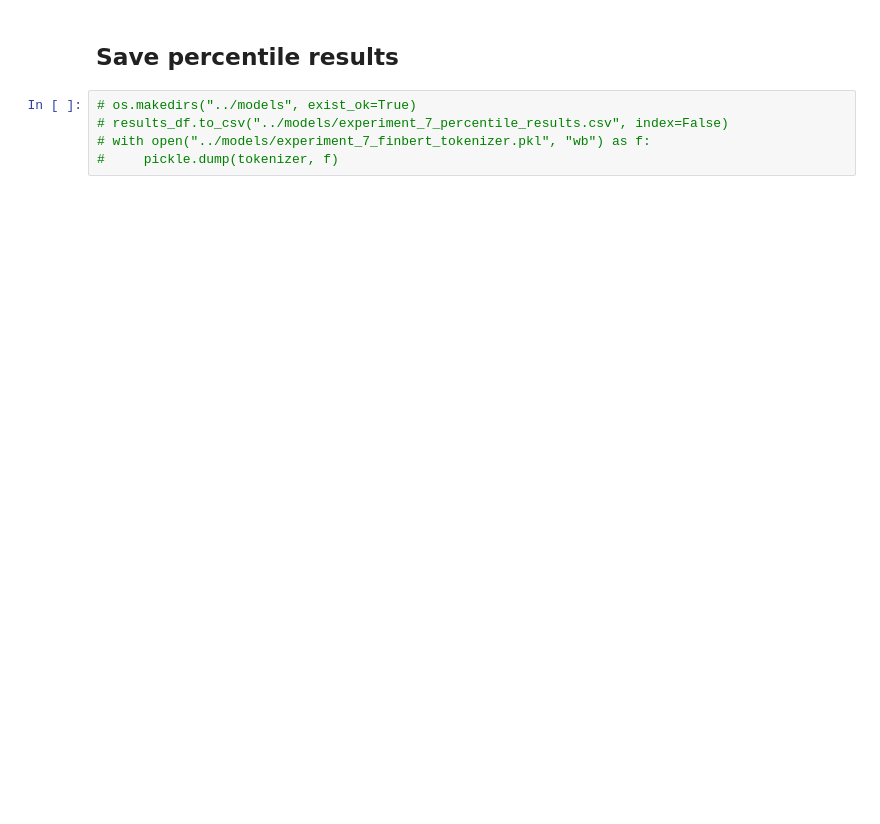
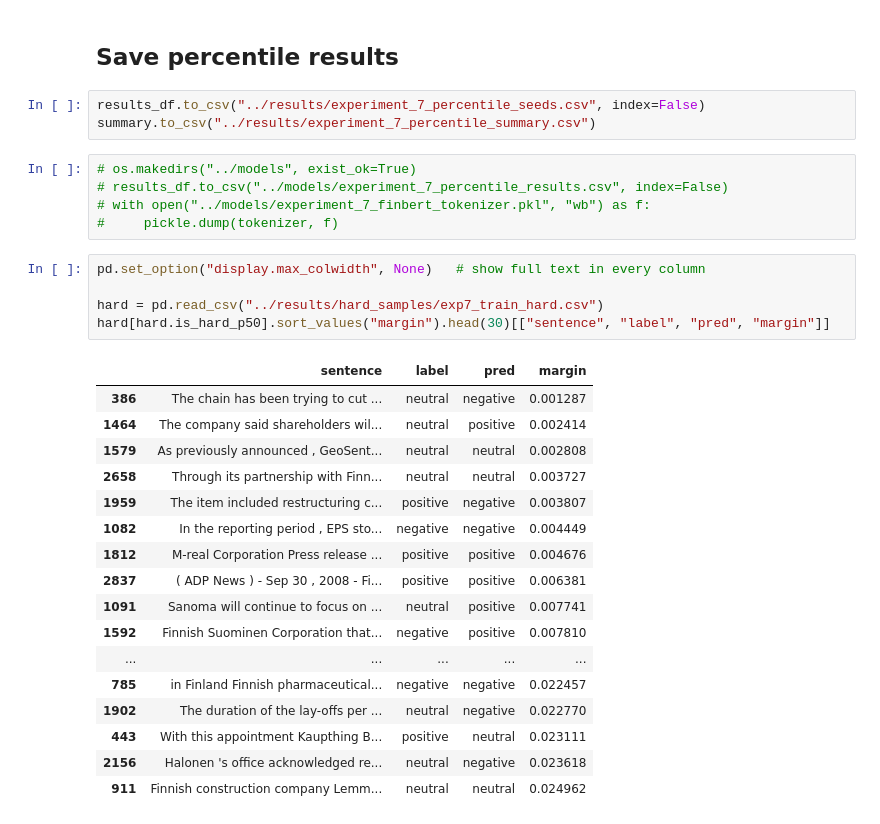
Before and after one commit to sinuhajii02/nlp-financial-phrasebank, a Jupyter notebook: notebook/07_cnn_finbert_targeted.ipynb, the cells around one changed output. Cells and saved outputs as stored; diff of their text form; blank space fills up the shorter version.

```diff
--- a/notebook/07_cnn_finbert_targeted.ipynb
+++ b/notebook/07_cnn_finbert_targeted.ipynb
@@ -298,7 +276,33 @@ print(results_df.to_string(index=False, float_format=lambda value: f"{value:.4f}
 # %% [markdown]
 ## Save percentile results
+# %%
+results_df.to_csv("../results/experiment_7_percentile_seeds.csv", index=False)
+summary.to_csv("../results/experiment_7_percentile_summary.csv")
 # %%
 # os.makedirs("../models", exist_ok=True)
 # results_df.to_csv("../models/experiment_7_percentile_results.csv", index=False)
 # with open("../models/experiment_7_finbert_tokenizer.pkl", "wb") as f:
 #     pickle.dump(tokenizer, f)
+# %%
+pd.set_option("display.max_colwidth", None)   # show full text in every column
+
+hard = pd.read_csv("../results/hard_samples/exp7_train_hard.csv")
+hard[hard.is_hard_p50].sort_values("margin").head(30)[["sentence", "label", "pred", "margin"]]
+# %% [output]
+|  | sentence | label | pred | margin |
+| 386 | The chain has been trying to cut ... | neutral | negative | 0.001287 |
+| 1464 | The company said shareholders wil... | neutral | positive | 0.002414 |
+| 1579 | As previously announced , GeoSent... | neutral | neutral | 0.002808 |
+| 2658 | Through its partnership with Finn... | neutral | neutral | 0.003727 |
+| 1959 | The item included restructuring c... | positive | negative | 0.003807 |
+| 1082 | In the reporting period , EPS sto... | negative | negative | 0.004449 |
+| 1812 | M-real Corporation Press release ... | positive | positive | 0.004676 |
+| 2837 | ( ADP News ) - Sep 30 , 2008 - Fi... | positive | positive | 0.006381 |
+| 1091 | Sanoma will continue to focus on ... | neutral | positive | 0.007741 |
+| 1592 | Finnish Suominen Corporation that... | negative | positive | 0.007810 |
+| ... | ... | ... | ... | ... |
+| 785 | in Finland Finnish pharmaceutical... | negative | negative | 0.022457 |
+| 1902 | The duration of the lay-offs per ... | neutral | negative | 0.022770 |
+| 443 | With this appointment Kaupthing B... | positive | neutral | 0.023111 |
+| 2156 | Halonen 's office acknowledged re... | neutral | negative | 0.023618 |
+| 911 | Finnish construction company Lemm... | neutral | neutral | 0.024962 |
```
Also changed, not shown: parts of 12 cells of this notebook, 5 other files.
